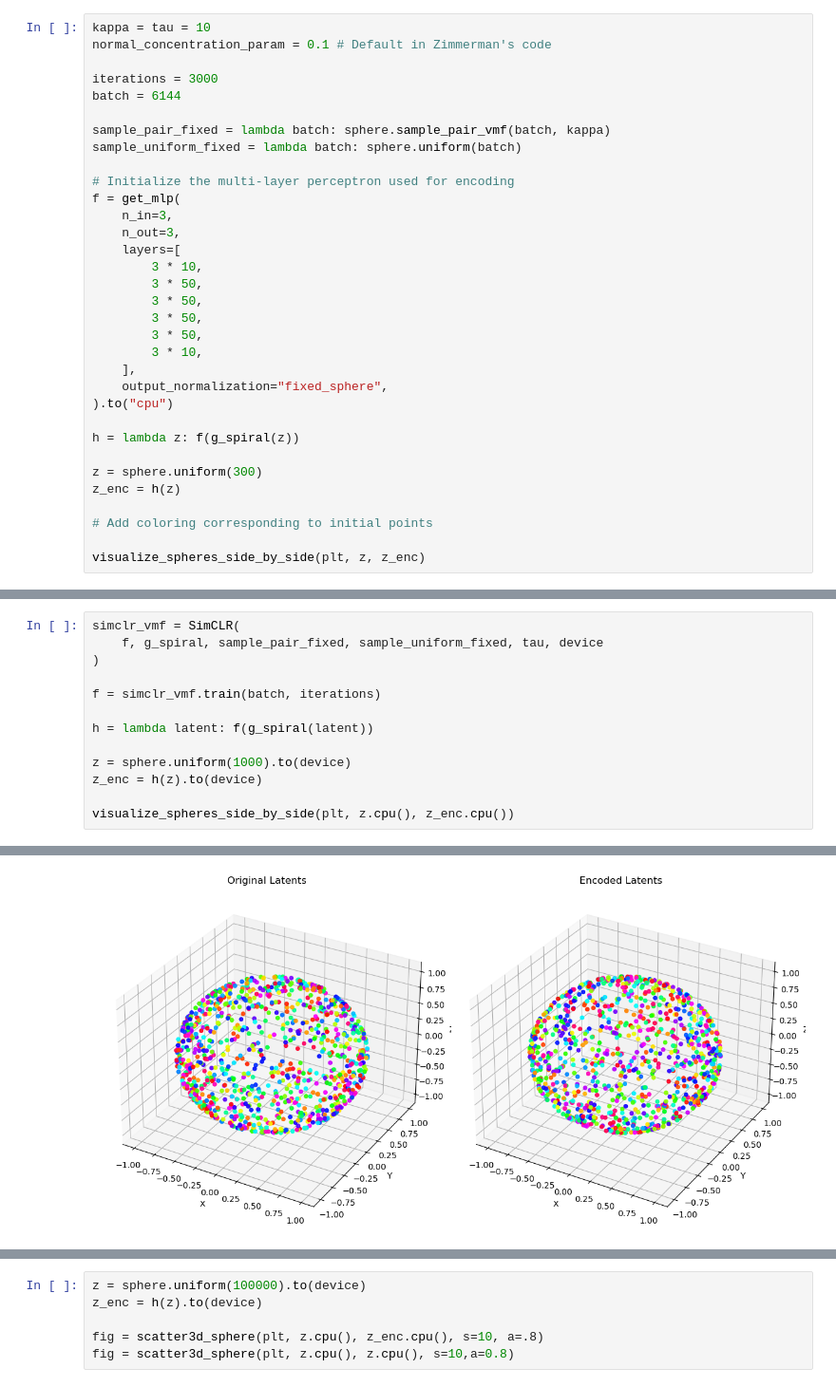
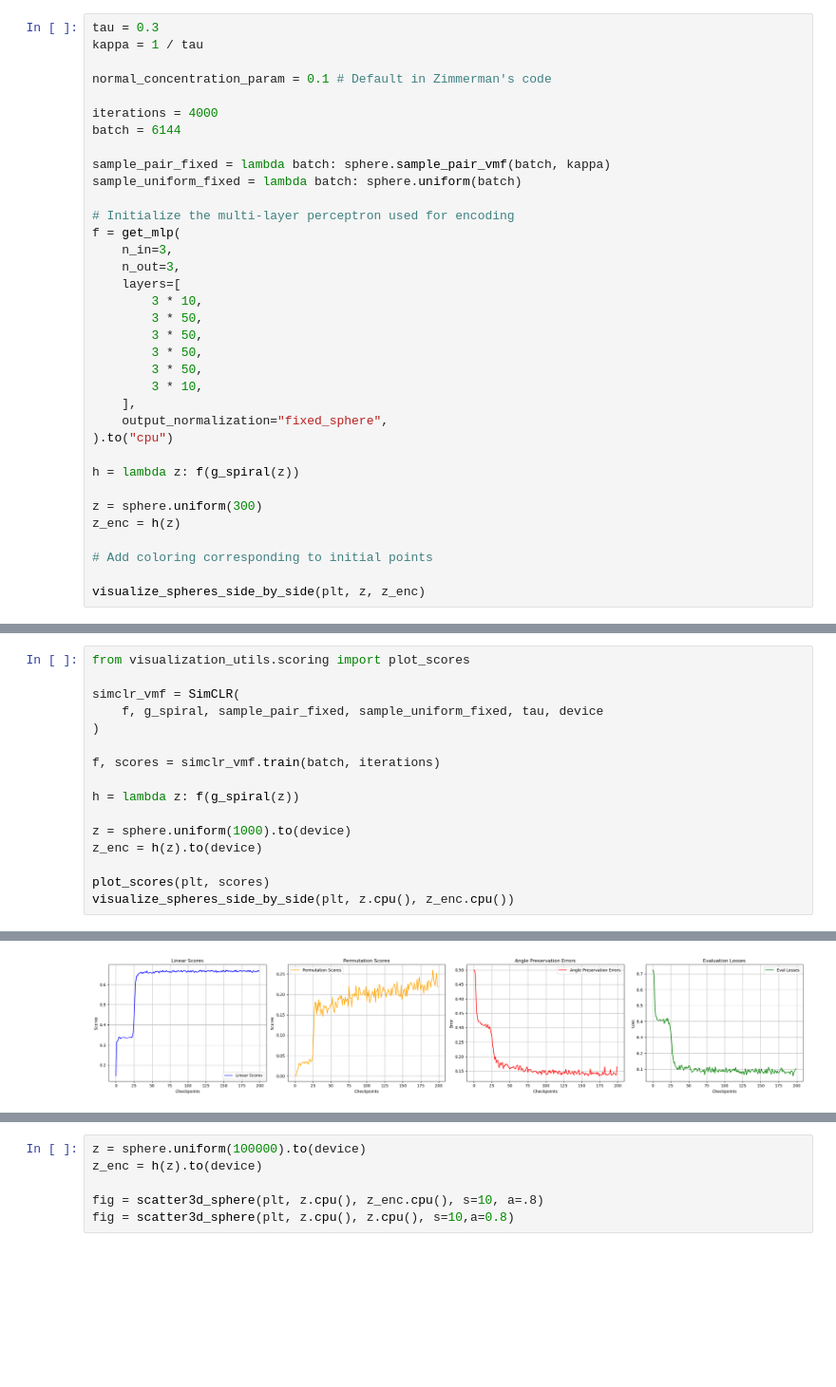
Before and after one commit to BosonicJustin/CLTheory, a Jupyter notebook: Reconstruction with Spirals and Patches.ipynb, the cells around one changed output, grey strips where cells are left out. Shown at 95% size. Cells and saved outputs as stored; diff of their text form; blank space fills up the shorter version.

Commit message:
Save training experiment

```diff
--- a/Reconstruction with Spirals and Patches.ipynb
+++ b/Reconstruction with Spirals and Patches.ipynb
@@ -38,10 +36,12 @@ fig = scatter3d_sphere(plt, z, z, s=10, a=.8)
 [figure]
 [figure]
 # %%
-kappa = tau = 10
+tau = 0.3
+kappa = 1 / tau
+
 normal_concentration_param = 0.1 # Default in Zimmerman's code
 
-iterations = 3000
+iterations = 4000
 batch = 6144
 
 sample_pair_fixed = lambda batch: sphere.sample_pair_vmf(batch, kappa)
@@ -75,15 +75,18 @@ visualize_spheres_side_by_side(plt, z, z_enc)
 # %%
+from visualization_utils.scoring import plot_scores
+
 simclr_vmf = SimCLR(
     f, g_spiral, sample_pair_fixed, sample_uniform_fixed, tau, device
 )
 
-f = simclr_vmf.train(batch, iterations)
+f, scores = simclr_vmf.train(batch, iterations)
 
-h = lambda latent: f(g_spiral(latent))
+h = lambda z: f(g_spiral(z))
 
 z = sphere.uniform(1000).to(device)
 z_enc = h(z).to(device)
 
+plot_scores(plt, scores)
 visualize_spheres_side_by_side(plt, z.cpu(), z_enc.cpu())
 # %% [output]
 Linear control score: 1.0
@@ -103 +109 @@ Loss: 8.635200500488281 Samples processed: 2751 linear disentanglement: 0.997568
-[figure, old version]
+[figure, new version]
```
Also changed, not shown: parts of 5 cells of this notebook, 5 other files.
